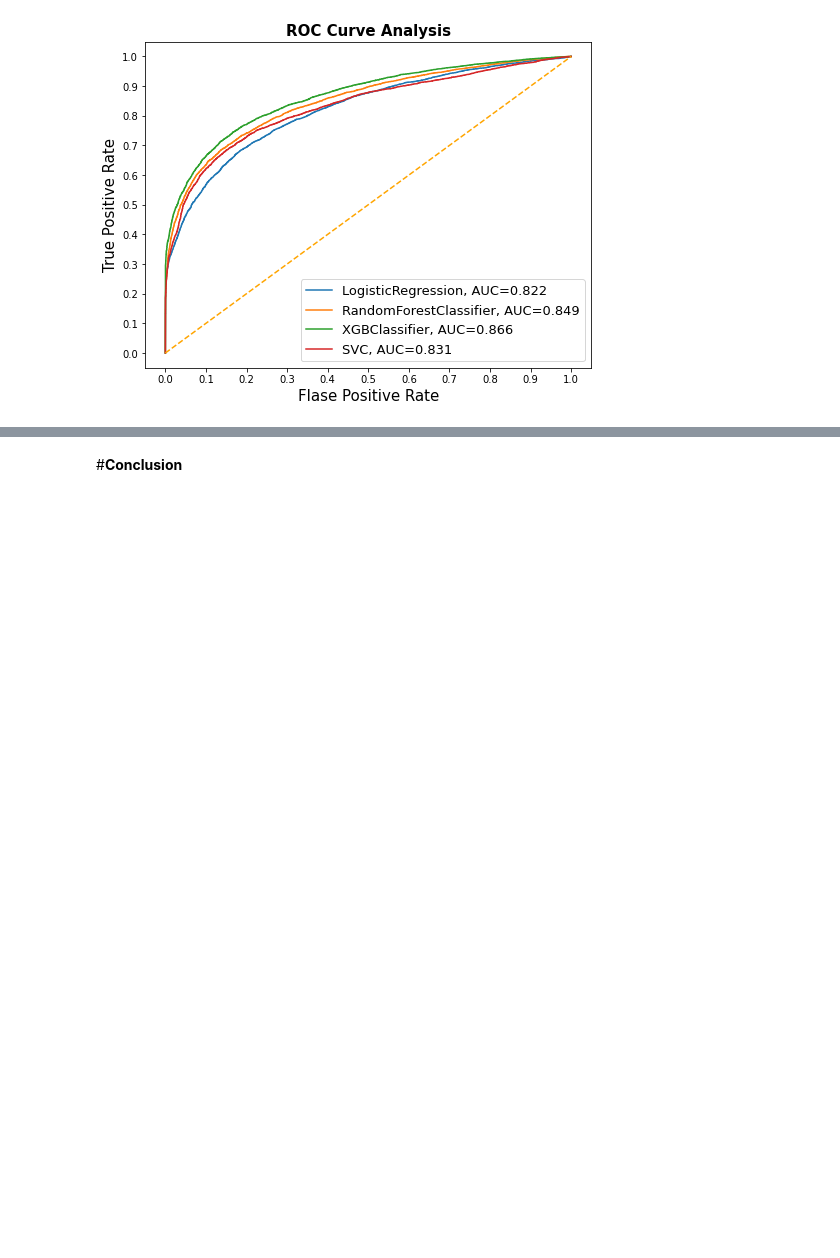
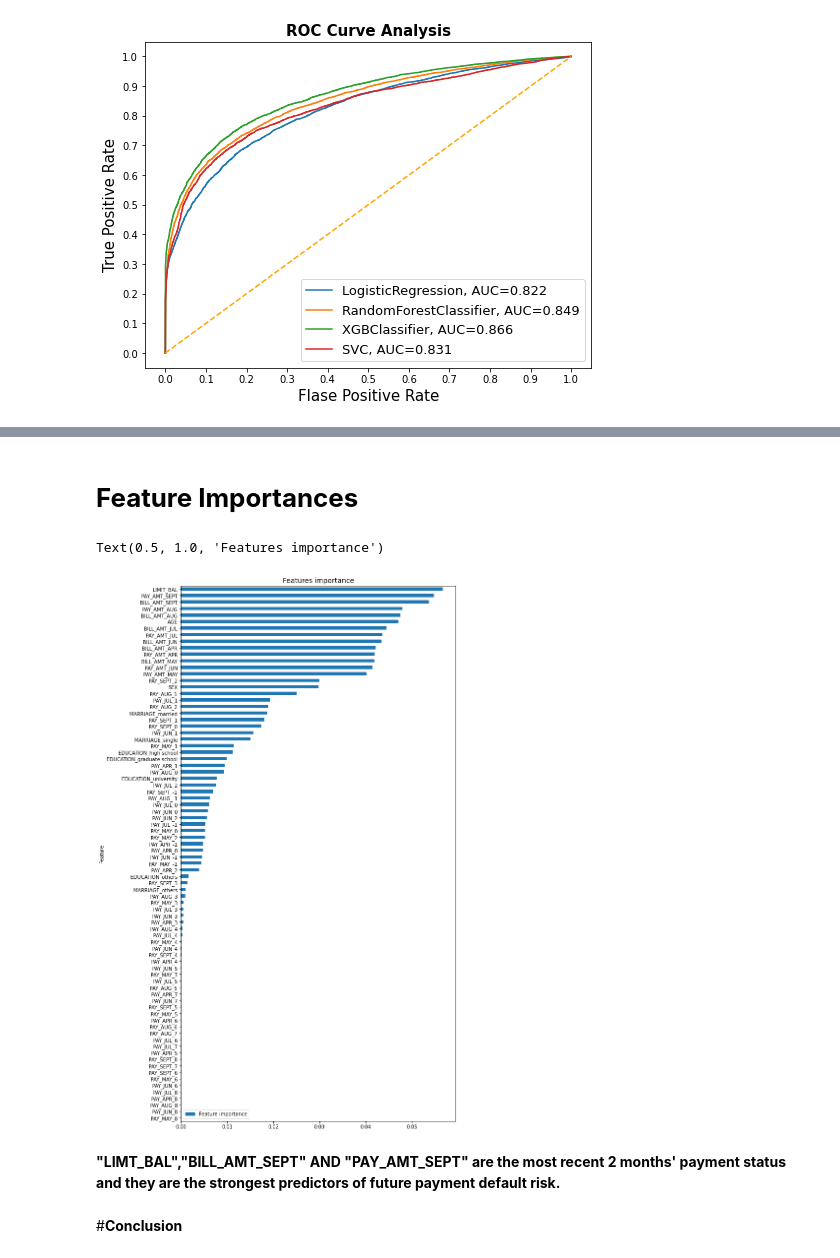
Before and after one commit to sanjaykhadanga/credit-card-default-prediction, a Jupyter notebook: Credit_Card_Default_Prediction_(sanjay)_Capstone_Project.ipynb, the cells around one changed output, grey strips where cells are left out. Cells and saved outputs as stored; diff of their text form; code cells hidden in the pictures; blank space fills up the shorter version.

```diff
--- a/Credit_Card_Default_Prediction_(sanjay)_Capstone_Project.ipynb
+++ b/Credit_Card_Default_Prediction_(sanjay)_Capstone_Project.ipynb
@@ -1628,3 +1946,20 @@ plt.show()
+# %% [markdown]
+# **Feature Importances**
+# %%
+# Plot feature importance of winner model - Random Forest
+feature_importances_rf = pd.DataFrame(optimal_rf_clf.feature_importances_,
+                                   index = columns,
+                                    columns=['importance_rf']).sort_values('importance_rf',
+                                                                        ascending=False)[:10]
+
+figure, ax = plt.subplots(figsize = (10,20))
+fea_df.plot.barh(x='Feature',y='Feature importance', ax=ax)
+plt.title('Features importance',fontsize=14)
+# %% [output]
+Text(0.5, 1.0, 'Features importance')
+[figure, added]
+# %% [markdown]
+**"LIMT_BAL","BILL_AMT_SEPT" AND "PAY_AMT_SEPT" are the most recent 2 months' payment status and they are the strongest predictors of future payment default risk.**
 # %% [markdown]
 #**Conclusion**
 # %% [markdown]
```
Also changed, not shown: parts of 212 cells of this notebook.
